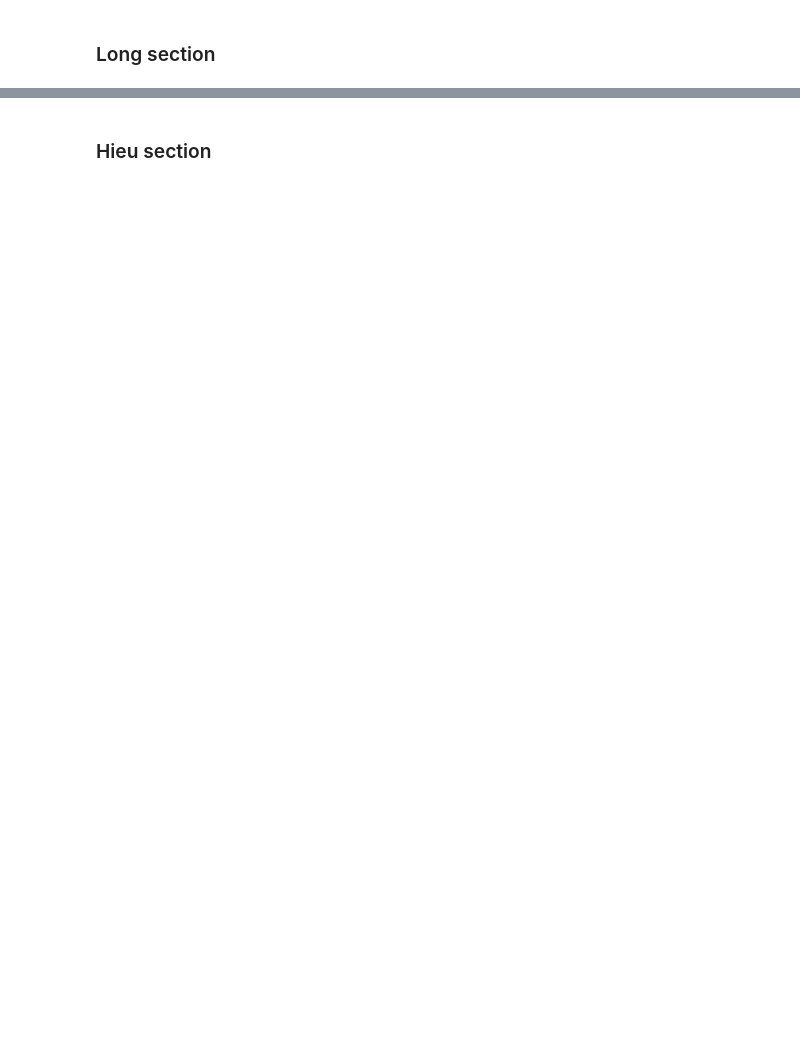
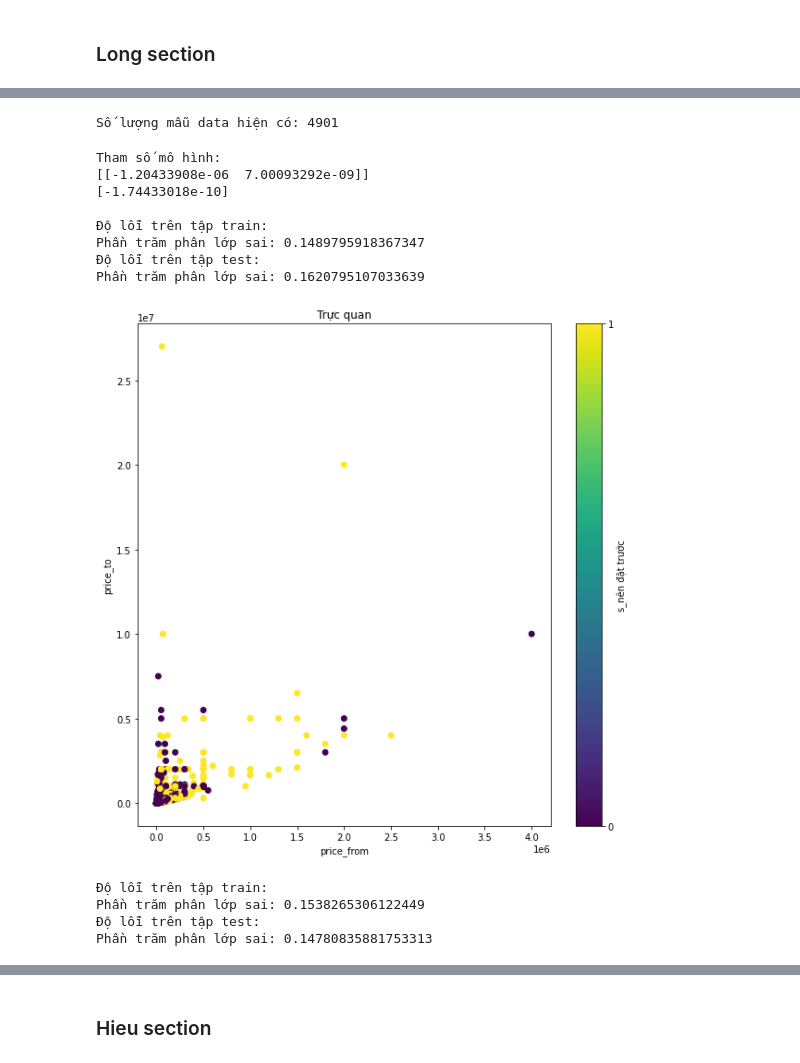
Before and after one commit to thafnhlong/HCMUS-UNIV-WebScience-MachineLearning, a Jupyter notebook: Source.ipynb, the cells around one changed output, grey strips where cells are left out. Drawn from its saved outputs; the diff is of its cells as text; code cells hidden in the pictures; blank space fills up the shorter version.

```diff
--- a/Source.ipynb
+++ b/Source.ipynb
@@ -71,0 +181,75 @@ memory usage: 1.5+ MB
+# %%
+# Tiền xử lý
+
+# Ta phải loại bỏ data của website: "ShopeeFood" vì nó không chứa bất kỳ dịch vụ nào để tránh nhiễu.
+tmp = DATA[DATA["website"]!="ShopeeFood"]
+
+print("Số lượng mẫu data hiện có:", tmp.shape[0])
+print()
+
+# Chuẩn bị dữ liệu
+# Chia bộ dữ liệu làm 2 phần là train và test trong đó test chiếm 20% và train 80%
+# Với cách phân chia này phù hợp với lượng data hiện có là 4901 , testset sẽ sấp xỉ 980 mẫu
+# %% [output]
+Số lượng mẫu data hiện có: 4901
+# %%
+# Thực hiện huấn luyện
+
+# Khởi tạo mô hình
+model1 = linear_model.LogisticRegression()
+
+# Chia tập dữ liệu
+X = tmp[["price_from","price_to"]]
+y = tmp["s_nên đặt trước"]
+train_X, test_X, train_y, test_y = train_test_split(X,y,test_size=0.2)
+
+# Fit mô hình vào dữ liệu
+model1.fit(train_X,train_y)
+
+# Xem các tham số mô hình
+print("Tham số mô hình:")
+print(model1.coef_) #w_1...
+print(model1.intercept_) #w_0
+print()
+
+# Trực quan quan hệ
+plt.figure(figsize=(10,10))
+plt.scatter(train_X["price_from"],train_X["price_to"],c=train_y)
+plt.colorbar(ticks=[0,1],label="s_nên đặt trước")
+plt.xlabel("price_from")
+plt.ylabel("price_to")
+plt.title("Trực quan")
+
+# Kiểm tra độ đo lỗi
+print("Độ lỗi trên tập train:")
+print("Phần trăm phân lớp sai:", np.mean(train_y != model1.predict(train_X)))
+print("Độ lỗi trên tập test:")
+print("Phần trăm phân lớp sai:", np.mean(test_y != model1.predict(test_X)))
+print()
+# %% [output]
+Tham số mô hình:
+[[-1.20433908e-06  7.00093292e-09]]
+[-1.74433018e-10]
+
+Độ lỗi trên tập train:
+Phần trăm phân lớp sai: 0.1489795918367347
+Độ lỗi trên tập test:
+Phần trăm phân lớp sai: 0.1620795107033639
+[figure, added]
+# %%
+# Thử lai 1 lần nữa xem sự ảnh hưởng có thực sự lớn khi sử dụng cách chia training / test sets 80:20 hay không!
+model2 = linear_model.LogisticRegression()
+train_X, test_X, train_y, test_y = train_test_split(X,y,test_size=0.2)
+model2.fit(train_X,train_y)
+
+# Kiểm tra độ đo lỗi
+print("Độ lỗi trên tập train:")
+print("Phần trăm phân lớp sai:", np.mean(train_y != model2.predict(train_X)))
+print("Độ lỗi trên tập test:")
+print("Phần trăm phân lớp sai:", np.mean(test_y != model2.predict(test_X)))
+print()
+# %% [output]
+Độ lỗi trên tập train:
+Phần trăm phân lớp sai: 0.1538265306122449
+Độ lỗi trên tập test:
+Phần trăm phân lớp sai: 0.14780835881753313
```
Also changed, not shown: parts of 34 cells of this notebook, 1 other file.
